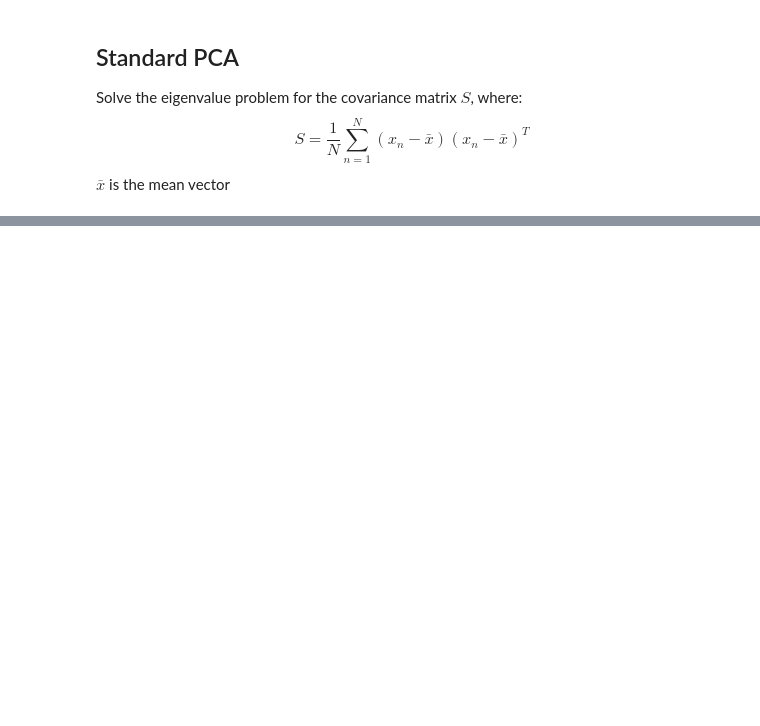
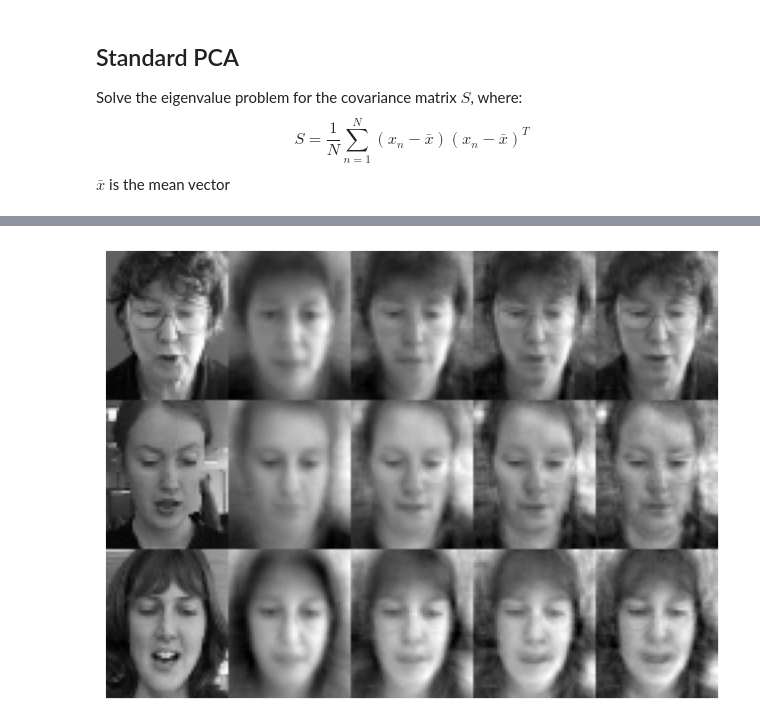
Before and after one commit to asikeero/compvis-kaist, a Jupyter notebook: coursework1/q1.ipynb, the cells around one changed output, grey strips where cells are left out. Saved outputs shown, nothing was run; the diff lists cells and outputs as text; code cells hidden in the pictures; blank space fills up the shorter version.

```diff
--- a/coursework1/q1.ipynb
+++ b/coursework1/q1.ipynb
@@ -10,7 +12,7 @@ data = matfile['X']
 # %%
 from PIL import Image
 
-def create_image(array, figsize=2):
+def create_image(array, figsize=2, savename=''):
     """Shows the image, with a fixed size of 46x56 pixels"""
     width = 46
     height = 56
@@ -23,8 +25,11 @@ def create_image(array, figsize=2):
     fig, ax = plt.subplots(figsize=(figsize, figsize))
     ax.set_axis_off()
     ax.imshow(img_array, cmap='gray')
+    if savename:
+        plt.imsave(f'images/{savename}', img_array, cmap='gray')
 
-def create_image_table(array, img_per_row, mode='L', figsize=15):
+
+def create_image_table(array, img_per_row, figsize=15, savename=''):
     """Create table of images based on data that has multiple images, one in each row"""
     d, N = array.shape
     assert N % img_per_row == 0
@@ -43,7 +48,12 @@ def create_image_table(array, img_per_row, mode='L', figsize=15):
     fig, ax = plt.subplots(figsize=(figsize, figsize))
     ax.set_axis_off()
     ax.imshow(img_array, cmap='gray')
-    #return Image.fromarray(img_array, mode)
+    if savename:
+        plt.imsave(f'images/{savename}', img_array, cmap='gray')
+
+def save_image(fig, savename: str):
+    save_location = f'images/{savename}'
+    fig.savefig(save_location)
 
 create_image_table(data[:, :10], 10, figsize=15)
 # %% [output]
@@ -169,0 +231,21 @@ create_image(img)
+# %%
+# show reconstruction for 3 test faces with 10, 50 and 100 eigencomponents
+def create_reconstruction_sequence(sample):
+    # create an array of images
+    resolutions = [10, 50, 100, 150]
+    images = [sample]
+    for r in resolutions:
+        reconstruction = reconstruct(sample, r, eigvecs_org)
+        images.append(reconstruction)
+
+    return np.stack(images, axis=1)
+
+sample1 = train_data[:, 0]
+sample2 = test_data[:, 2]
+sample3 = test_data[:, 5]
+all_samples = [sample1, sample2, sample3]
+recs = [create_reconstruction_sequence(s) for s in all_samples]
+full_sequence = np.concatenate(recs, axis=1)
+create_image_table(upscale(full_sequence), 5, figsize=8, savename='reconstructions.png')
+# %% [output]
+[figure, added]
```
Also changed, not shown: parts of 15 cells of this notebook, 5 other files.
